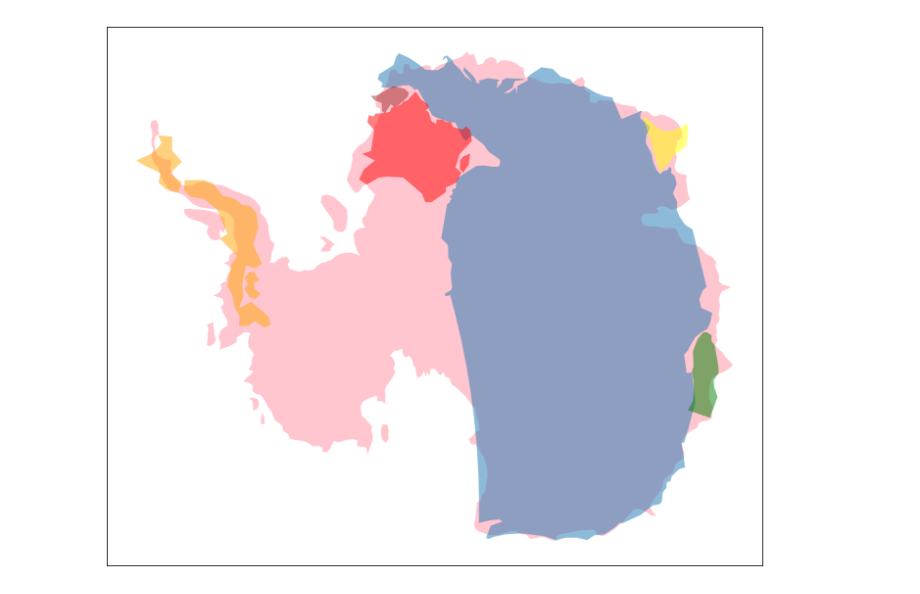
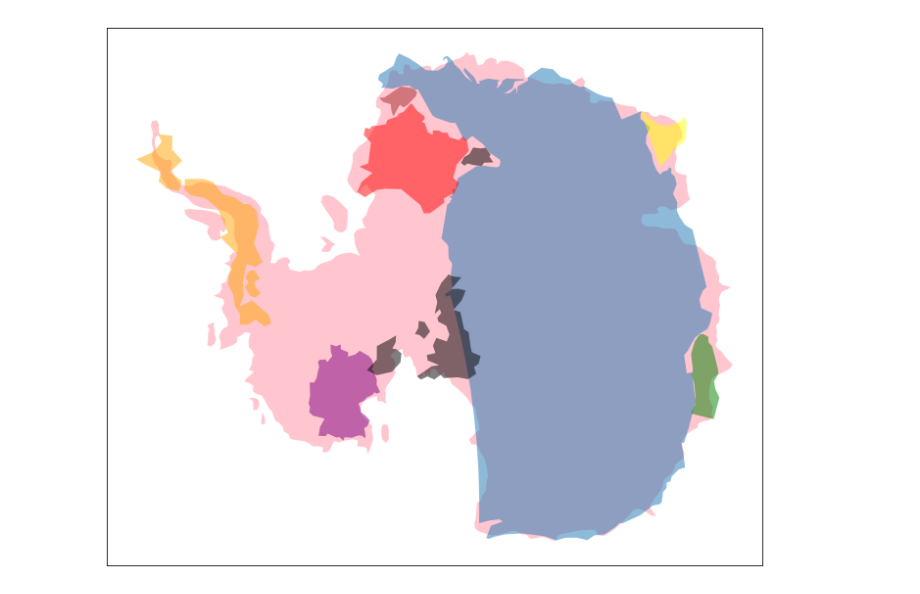
Before and after one commit to raddick/maps, a Jupyter notebook: antarctica/antarctica.ipynb, the cells around one changed output. Drawn from its saved outputs; the diff is of its cells as text; code cells hidden in the pictures.

```diff
--- a/antarctica/antarctica.ipynb
+++ b/antarctica/antarctica.ipynb
@@ -6,17 +6,6 @@ import geopandas as gpd
 import matplotlib.pyplot as plt
 from IPython.display import display, HTML
 import shapely
-
-def albersconic(gdf, lat0, lat1, lat2, lon0):
-    lat0 = str(lat0)
-    lat1 = str(lat1)
-    lat2 = str(lat2)
-    lon0 = str(lon0)
-    gdf.crs = {'init' :'epsg:4326'}
-    crs_string = '+proj=aea +lat_1='+lat1+' +lat_2='+lat2+' +lat_0='+lat0+' +lon_0='+lon0+' +x_0=0 +y_0=0 +ellps=GRS80 +datum=NAD83 +units=m +no_defs'
-    gdf = gdf.to_crs(crs_string)
-
-    return gdf
 
 def moveit(gdf, angle = 0, xoffset = 0, yoffset = 0):
     gdf.geometry = gdf.geometry.apply(lambda x: shapely.affinity.rotate(x, angle))
@@ -54,9 +43,7 @@ usa = world[world.index == 'USA']
 tx = world[world.index == 'USA']
 fl = world[world.index == 'USA']
 
-antarctica = albersconic(antarctica, lat0=-90, lat1=-82, lat2=-82, lon0=0.001)
-#antarctica = antarctica.to_crs('+proj=aea +lat_1=-82 +lat_2=-82 +lat_0=-90 +lon_0=0.001 +x_0=0 +y_0=0 +datum=NAD83 +units=m +no_defs')
-
+antarctica = projectit(antarctica, 'aea', lat0=-90, lat1=-82, lat2=-82, lon0=0.001)
 
 bbdf = makeboxfilter(usa, left=-130, right=-60, top=50, bottom=29)
 usa = gpd.overlay(usa, bbdf, how='intersection')
@@ -69,50 +56,99 @@ txbbdf = makeboxfilter(fl, left=-105, right=-92, top=29, bottom=25)
 usa = gpd.overlay(usa, txbbdf, how='difference')
 tx = gpd.overlay(tx, txbbdf, how='intersection')
 
-
 jp = world[world.index == 'JPN']
 
 fr = world[world.index == 'FRA']
 corsica = world[world.index == 'FRA']
+
+it = world[world.index == 'ITA']
+sicily = world[world.index == 'ITA']
+sardinia = world[world.index == 'ITA']
 
 frbbdf = makeboxfilter(fr, left=-6, right=8, top=52, bottom=42)
 fr = gpd.overlay(fr, frbbdf, how='intersection')
 
 corbbdf = makeboxfilter(corsica, left=8, right=13, top=45, bottom=40)
 corsica = gpd.overlay(corsica, corbbdf, how='intersection')
 
 nl = world[world.index == 'NLD']
+nlbbdf = makeboxfilter(nl, left=3, right=8, top=54, bottom=50)
 nl = gpd.overlay(nl, nlbbdf, how='intersection')
 
-usa = albersconic(usa, lat0=37.5, lat1=29.5, lat2=45.5, lon0=-96)
-fl = albersconic(fl, lat0=30, lat1=29, lat2=31, lon0=-84)
-tx = albersconic(tx, lat0=27.5, lat1=26.5, lat2=28.5, lon0=-96)
-jp = albersconic(jp, lat0=37, lat1=32, lat2=42, lon0=137)
-fr = albersconic(fr, lat0=47, lat1=44, lat2=50, lon0=3)
-corsica = albersconic(corsica, lat0=47, lat1=44, lat2=50, lon0=3)
-nl = albersconic(nl, lat0=52.5, lat1=51, lat2=54, lon0=5)
+de = world[world.index == 'DEU']
+be = world[world.index == 'BEL']
+
+gb = world[world.index == 'GBR']
+ni = world[world.index == 'GBR']
+ei = world[world.index == 'IRL']
+
+gbbbdf = makeboxfilter(fr, left=-9, right=2, top=60, bottom=50)
+gb = gpd.overlay(gb, gbbbdf, how='intersection')
+
+itbbdf = makeboxfilter(it, left=6, right=20, top=48, bottom=36)
+it = gpd.overlay(it, itbbdf, how='intersection')
+
+#sicilybbdf = makeboxfilter(it, left=6, right=20, top=48, bottom=36)
+#it = gpd.overlay(sicily, sicilybbdf, how='difference')
+#sicily = gpd.overlay(sicily, sicilybbdf, how='intersection')
+
+for x in [usa, fl, tx, jp, fr, nl, be, de, gb, ei]:
+    x.crs = {'init':'epsg:4326'}
+
+usa = usa.to_crs('+proj=aea +lat_1=29.5 +lat_2=45.5 +lat_0=37.5 +lon_0=-96 +x_0=0 +y_0=0 +ellps=GRS80 +datum=NAD83 +units=m +no_defs')
+fl = fl.to_crs('+proj=aea +lat_1=24 +lat_2=31.5 +lat_0=24 +lon_0=-84 +x_0=400000 +y_0=0 +ellps=GRS80 +units=m +no_defs')
+tx = tx.to_crs('+proj=aea +lat_1=27.5 +lat_2=35 +lat_0=18 +lon_0=-100 +x_0=0 +y_0=0 +ellps=GRS80 +datum=NAD83 +units=m +no_defs')
+jp = jp.to_crs('+proj=aea +lat_1=31.3333 +lat_2=44.8333 +lat_0=36 +lon_0=137 +x_0=0 +y_0=0 +ellps=GRS80 +datum=NAD83 +units=m +no_defs')
+fr = fr.to_crs('+proj=aea +lat_1=43.3333 +lat_2=50.8333 +lat_0=47 +lon_0=1 +x_0=0 +y_0=0 +ellps=GRS80 +datum=NAD83 +units=m +no_defs')
+nl = nl.to_crs('+proj=aea +lat_1=50.53 +lat_2=54.5 +lat_0=52.5 +lon_0=5.5 +x_0=0 +y_0=0 +ellps=GRS80 +datum=NAD83 +units=m +no_defs')
+be = be.to_crs('+proj=aea +lat_1=50 +lat_2=51 +lat_0=50.5 +lon_0=4.6 +x_0=0 +y_0=0 +ellps=GRS80 +datum=NAD83 +units=m +no_defs')
+de = de.to_crs('+proj=aea +lat_1=48.8333 +lat_2=52.3333 +lat_0=51 +lon_0=4.6 +x_0=0 +y_0=0 +ellps=GRS80 +datum=NAD83 +units=m +no_defs')
+
+gb = gb.to_crs('+proj=aea +lat_1=49.1111 +lat_2=60.9999 +lat_0=55 +lon_0=-6.5 +x_0=0 +y_0=0 +ellps=GRS80 +datum=NAD83 +units=m +no_defs')
+ei = ei.to_crs('+proj=aea +lat_1=49.1111 +lat_2=60.9999 +lat_0=55 +lon_0=-6.5 +x_0=0 +y_0=0 +ellps=GRS80 +datum=NAD83 +units=m +no_defs')
+
+
+
+#it = projectit(it, lat0=42, lat1=36, lat2=48, lon0=13.5)
+
 
 usa = moveit(usa, angle=105, xoffset=1175000, yoffset=-165000)
-fl = moveit(fl, angle=160, xoffset=2200000, yoffset=-520000)
-tx = moveit(tx, angle=108, xoffset=2300000, yoffset=1400000)
-jp = moveit(jp, angle=71, xoffset=-2000000, yoffset=400000)
-fr = moveit(fr, angle=56, xoffset=-100000, yoffset=1300000)
-corsica = moveit(corsica, angle=-20, xoffset=-220000, yoffset=1690000)
-nl = moveit(nl, angle=-40, xoffset=-400000, yoffset=1790000)
+fl = moveit(fl, angle=165, xoffset=1800000, yoffset=-1200000)
+tx = moveit(tx, angle=108, xoffset=1900000, yoffset=400000)
+jp = moveit(jp, angle=71, xoffset=-2000000, yoffset=300000)
+fr = moveit(fr, angle=56, xoffset=-280000, yoffset=1200000)
+nl = moveit(nl, angle=-35, xoffset=-300000, yoffset=1790000)
+be = moveit(be, angle=40, xoffset=410000, yoffset=1200000)
+de = moveit(de, angle=-5, xoffset=-1200000, yoffset=-900000)
+
+#corsica = moveit(corsica, angle=-20, xoffset=-220000, yoffset=1690000)
+#
+#
 
 fig, ax = plt.subplots(figsize=(12,12))
 ax.set_aspect('equal')
 
 plt.tick_params(axis='both', which='both', left='off', bottom='off', labelleft='off', labelbottom='off') # labels along the bottom edge are off
+
 antarctica.plot(ax=ax, alpha=0.9, color='pink')
 usa.plot(ax=ax, alpha=0.5)
 fl.plot(ax=ax, alpha=0.5, color='green')
 tx.plot(ax=ax, alpha=0.5, color='yellow')
 jp.plot(ax=ax, alpha=0.5, color='orange')
 fr.plot(ax=ax, alpha=0.5, color='red')
-corsica.plot(ax=ax, alpha=0.5, color='red')
 nl.plot(ax=ax, alpha=0.5, color='brown')
+be.plot(ax=ax, alpha=0.5, color='black')
+de.plot(ax=ax, alpha=0.5, color='purple')
+
+#it = moveit(it, angle=-50, xoffset=-100000, yoffset=800000)
+#it.plot(ax=ax, alpha=0.5, color='green')
+gb = moveit(gb, angle=-15, xoffset=-80000, yoffset=-260000)
+gb.plot(ax=ax, alpha=0.5, color='black')
+
+ei = moveit(ei, angle=-15, xoffset=-310000, yoffset=-360000)
+ei.plot(ax=ax, alpha=0.5, color='black')
 
 plt.show()
+#world[world['name'] == 'Ireland']
 # %% [output]
-[figure, old version]
+[figure, new version]
```
